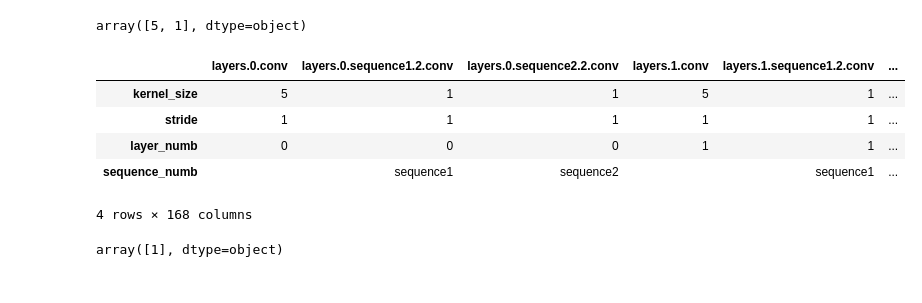
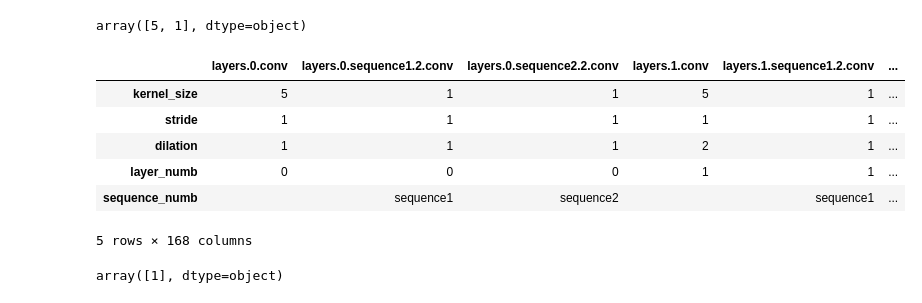
Before and after one commit to microsoft/protein-transfer, a Jupyter notebook: sandbox/carp_receptivefield.ipynb, the cells around one changed output. Cells and saved outputs as stored; diff of their text form; code cells hidden in the pictures.

```diff
--- a/sandbox/carp_receptivefield.ipynb
+++ b/sandbox/carp_receptivefield.ipynb
@@ -509,14 +495,15 @@ pd.DataFrame.from_dict(ReceptiveField("carp_76M").conv_stat["layers"]).T.kernel_
 # %% [output]
 array([5, 1], dtype=object)
 # %%
-pd.DataFrame.from_dict(ReceptiveField("carp_640M").conv_stat["layers"])
+pd.DataFrame.from_dict(ReceptiveField("carp_640M").conv_stat_dict["layers"])
 # %% [output]
 |  | layers.0.conv | layers.0.sequence1.2.conv | layers.0.sequence2.2.conv | layers.1.conv | layers.1.sequence1.2.conv | ... |
 | kernel_size | 5 | 1 | 1 | 5 | 1 | ... |
 | stride | 1 | 1 | 1 | 1 | 1 | ... |
+| dilation | 1 | 1 | 1 | 2 | 1 | ... |
 | layer_numb | 0 | 0 | 0 | 1 | 1 | ... |
 | sequence_numb |  | sequence1 | sequence2 |  | sequence1 | ... |
-4 rows × 168 columns
+5 rows × 168 columns
 # %%
 pd.DataFrame.from_dict(ReceptiveField("carp_640M").conv_stat["layers"]).T.stride.unique()
 # %% [output]
```
Also changed, not shown: parts of 10 cells of this notebook, 1 other file.
